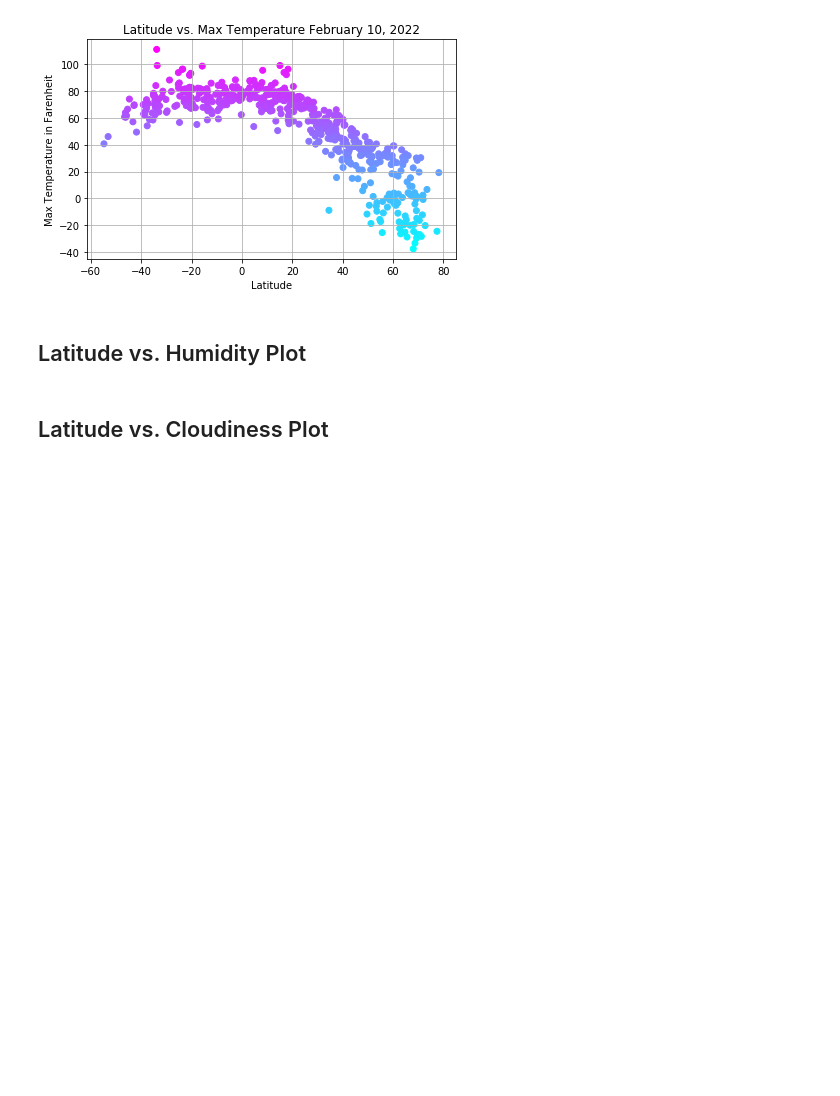
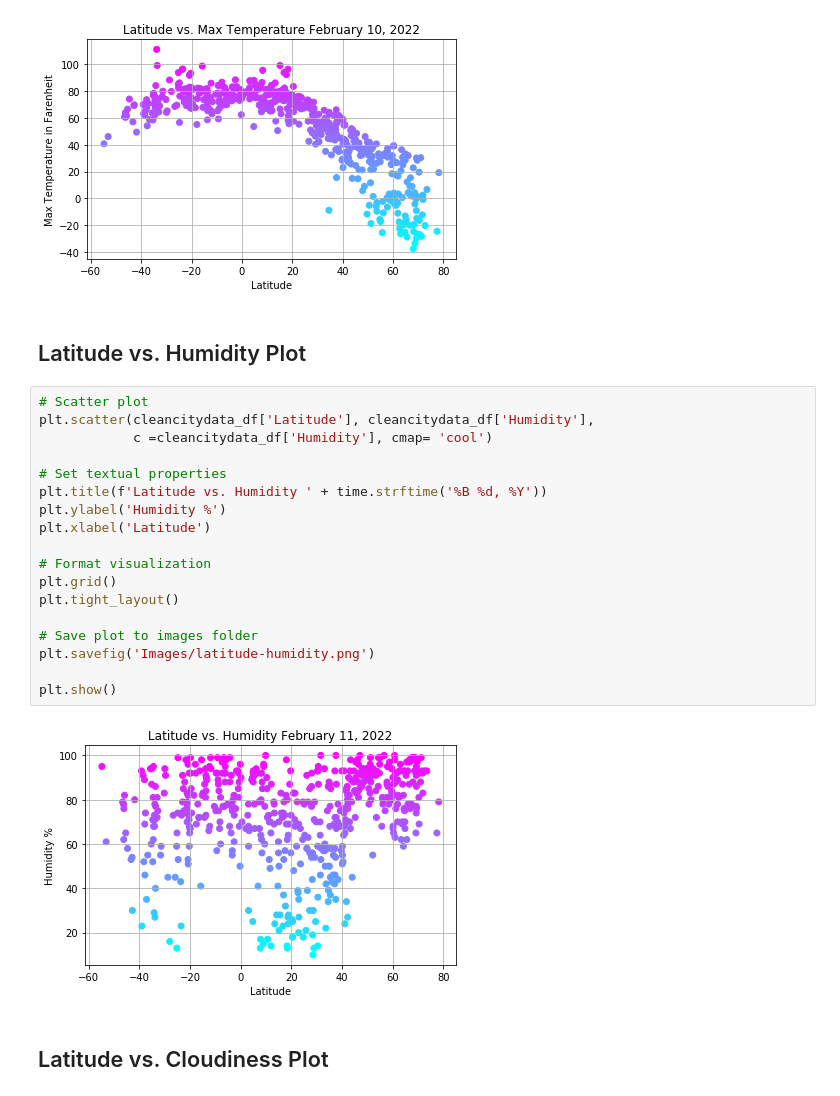
Before and after one commit to SidDas8/python-api-challenge, a Jupyter notebook: WeatherPy/WeatherPy.ipynb, the cells around one changed output. Cells and saved outputs as stored; diff of their text form; blank space fills up the shorter version.

Commit message:
Completed Latitude vs. Humidity Plot.

```diff
--- a/WeatherPy/WeatherPy.ipynb
+++ b/WeatherPy/WeatherPy.ipynb
@@ -245,6 +245,26 @@ plt.show()
 [figure]
 # %% [markdown]
 ## Latitude vs. Humidity Plot
+# %%
+# Scatter plot
+plt.scatter(cleancitydata_df['Latitude'], cleancitydata_df['Humidity'],
+            c =cleancitydata_df['Humidity'], cmap= 'cool')
+
+# Set textual properties
+plt.title(f'Latitude vs. Humidity ' + time.strftime('%B %d, %Y'))
+plt.ylabel('Humidity %')
+plt.xlabel('Latitude')
+
+# Format visualization
+plt.grid()
+plt.tight_layout()
+
+# Save plot to images folder
+plt.savefig('Images/latitude-humidity.png')
+
+plt.show()
+# %% [output]
+[figure, added]
 # %% [markdown]
 ## Latitude vs. Cloudiness Plot
 # %% [markdown]
```
Also changed, not shown: 1 other file.
